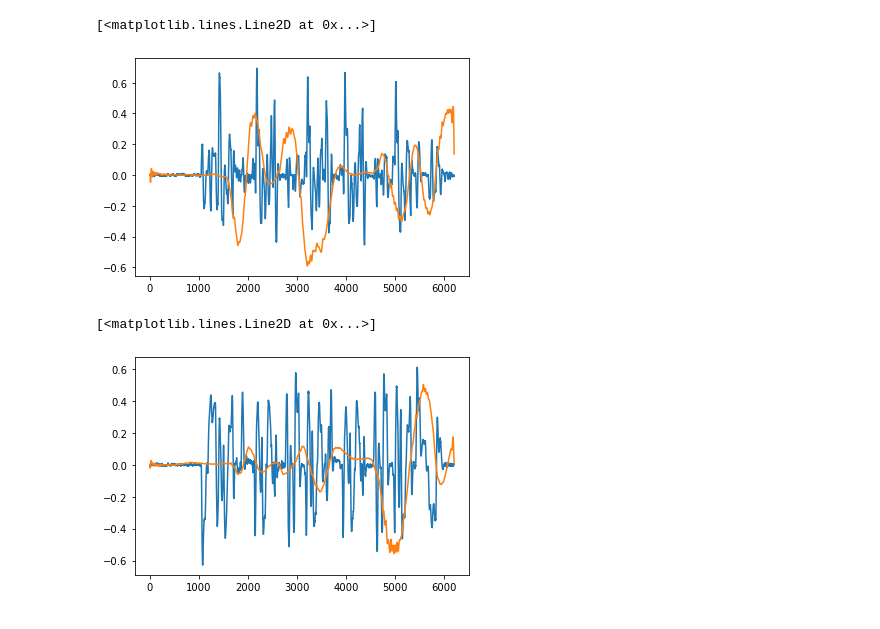
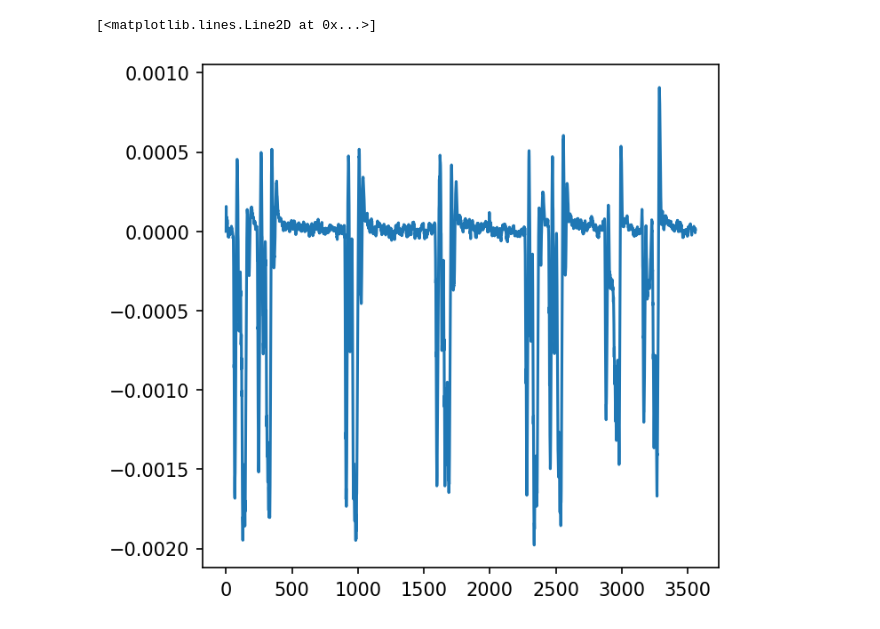
Before and after one commit to fsaulo/flow, a Jupyter notebook: notebooks/ReadAndAnalyseData.ipynb, the cells around one changed output. Drawn from its saved outputs; the diff is of its cells as text; code cells hidden in the pictures.

```diff
--- a/notebooks/ReadAndAnalyseData.ipynb
+++ b/notebooks/ReadAndAnalyseData.ipynb
@@ -5,11 +5,11 @@ from scipy import interpolate
 from scipy.signal import resample, iirfilter, lfilter
 # %%
 import matplotlib.pyplot as plt
-plt.rcParams['figure.figsize'] = [20, 5]
+plt.rcParams['figure.figsize'] = [5, 5]
 plt.rcParams['figure.dpi'] = 150
 # %%
-df_vehicle_local_position = pd.read_csv('../data/log_31_2023-7-18-17-42-13_vehicle_local_position_0.csv')
-df_vehicle_angular_velocity = pd.read_csv('log_31_2023-7-18-17-42-13_vehicle_angular_velocity_0.csv')
-df_angular_velocity = pd.read_csv('angular_velocity.csv')
-df_linear_velocity = pd.read_csv('linear_velocity.csv')
+# df_vehicle_local_position = pd.read_csv('../data/log_31_2023-7-18-17-42-13_vehicle_local_position_0.csv')
+# df_vehicle_angular_velocity = pd.read_csv('log_31_2023-7-18-17-42-13_vehicle_angular_velocity_0.csv')
+df_angular_velocity = pd.read_csv('../scripts/build/flow_angular_velocity.csv')
+df_linear_velocity = pd.read_csv('../scripts/build/flow_linear_velocity.csv')
 # %%
@@ -47,12 +47,6 @@ filtered_thz = lfilter(b, a, thz_resampled)
 # %%
-plt.plot(thx_gt)
-plt.plot(filtered_thx)
+plt.plot(thx)
+# plt.plot(filtered_thx)
 # %% [output]
 [<matplotlib.lines.Line2D at 0x...>]
-[figure, old version]
+[figure, new version]
-# %%
-plt.plot(thy_gt)
-plt.plot(thy_resampled*-200)
-# %% [output]
-[<matplotlib.lines.Line2D at 0x...>]
-[figure, removed]
```
Also changed, not shown: parts of 16 cells of this notebook.
